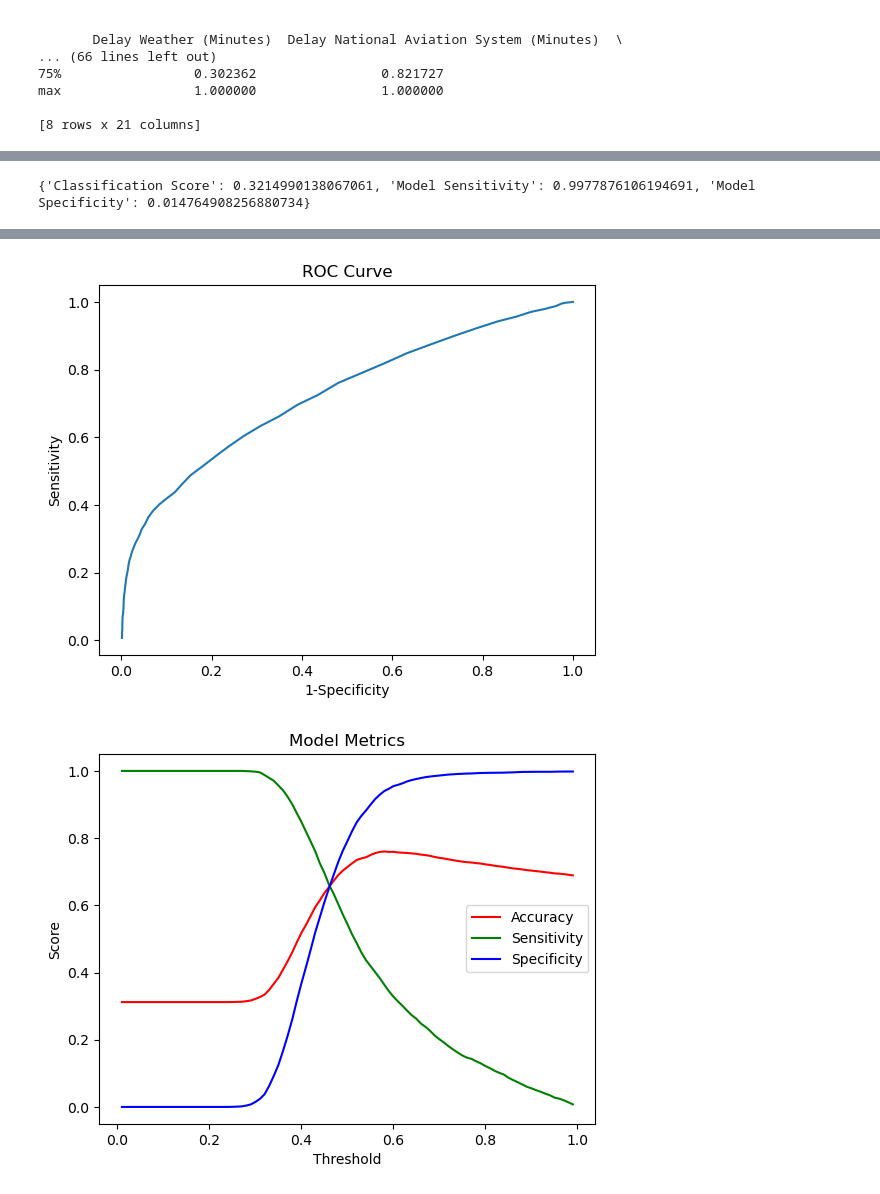
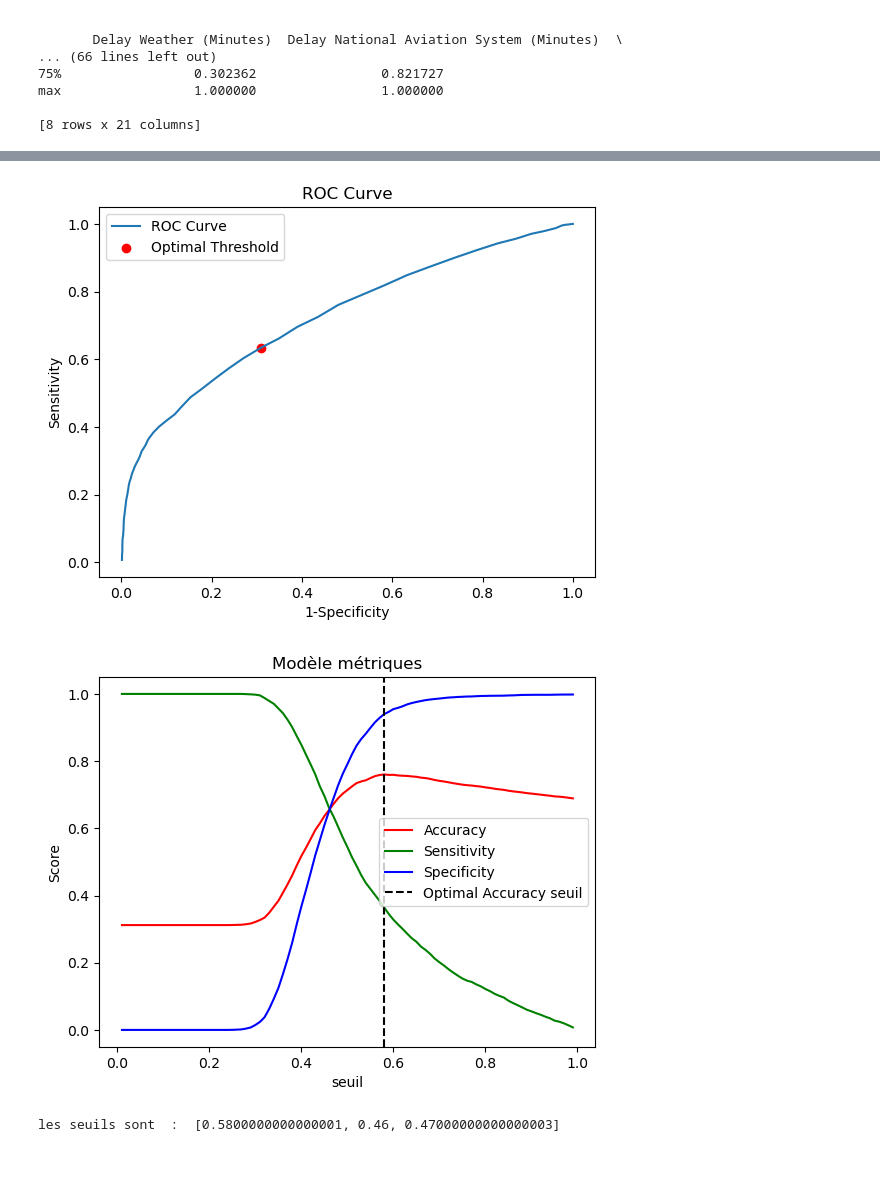
Before and after one commit to OUALYoss/Projet_Python-pour-la-data-science, a Jupyter notebook: Modélisation.ipynb, the cells around one changed output, grey strips where cells are left out. Drawn from its saved outputs; the diff is of its cells as text; code cells hidden in the pictures; blank space fills up the shorter version.

```diff
--- a/Modélisation.ipynb
+++ b/Modélisation.ipynb
@@ -221,15 +319,7 @@ def model_evaluation(model, seuil):
         'Model Sensitivity': sensitivity,
         'Model Specificity': specificity
     }
-
-
-# Résultats du modèle
-results = model_evaluation(clf, 0.3)
-print(results)
-# %% [output]
-{'Classification Score': 0.3214990138067061, 'Model Sensitivity': 0.9977876106194691, 'Model Specificity': 0.014764908256880734}
 # %%
-# Courbes ROC et métriques
 def print_results(model):
     seuils = np.arange(0.01, 1.0, 0.01)
     acc_model, sens_model, spec_model, one_minus_spec_model = [], [], [], []
@@ -239,32 +329,61 @@ def print_results(model):
         sens_model.append(r['Model Sensitivity'])
         spec_model.append(r['Model Specificity'])
         one_minus_spec_model.append(1 - r['Model Specificity'])
-    result_df = pd.DataFrame({
-        'Thresholds': seuils,
+
+    # Créer un DataFrame pour les résultats
+    metriques = pd.DataFrame({
+        'seuil': seuils,
         'Accuracy': acc_model,
         'Sensitivity': sens_model,
         'Specificity': spec_model,
         '1-Specificity': one_minus_spec_model
     })
 
+    # Trouver le seuil optimal selon différents critères
+    optimal_acc = metriques.loc[metriques['Accuracy'].idxmax()]
+    optimal_sens_spec = metriques.iloc[(metriques['Sensitivity'] - metriques['Specificity']).abs().idxmin()]
+    metriques['Distance_to_Perfect'] = np.sqrt(metriques['1-Specificity']**2 + (1 - metriques['Sensitivity'])**2)
+    optimal_roc = metriques.loc[metriques['Distance_to_Perfect'].idxmin()]
+
+    print("Seuil optimal pour maximiser Accuracy:")
+    print(optimal_acc)
+    print("\nSeuil optimal pour équilibrer Sensibilité et Spécificité:")
+    print(optimal_sens_spec)
+    print("\nSeuil optimal basé sur la distance au point parfait (ROC):")
+    print(optimal_roc)
+
     # Courbe ROC
     plt.figure()
-    plt.plot(result_df['1-Specificity'], result_df['Sensitivity'])
+    plt.plot(metriques['1-Specificity'], metriques['Sensitivity'], label='ROC Curve')
+    plt.scatter(optimal_roc['1-Specificity'], optimal_roc['Sensitivity'], color='red', label='Optimal Threshold')
     plt.xlabel('1-Specificity')
     plt.ylabel('Sensitivity')
     plt.title('ROC Curve')
+    plt.legend()
     plt.show()
 
     # Courbes des métriques
     plt.figure()
-    plt.plot(result_df['Thresholds'], result_df['Accuracy'], label='Accuracy', color='red')
-    plt.plot(result_df['Thresholds'], result_df['Sensitivity'], label='Sensitivity', color='green')
-    plt.plot(result_df['Thresholds'], result_df['Specificity'], label='Specificity', color='blue')
-    plt.xlabel('Threshold')
+    plt.plot(metriques['seuil'], metriques['Accuracy'], label='Accuracy', color='red')
+    plt.plot(metriques['seuil'], metriques['Sensitivity'], label='Sensitivity', color='green')
+    plt.plot(metriques['seuil'], metriques['Specificity'], label='Specificity', color='blue')
+    plt.axvline(optimal_acc['seuil'], color='black', linestyle='--', label='Optimal Accuracy seuil')
+    plt.xlabel('seuil')
     plt.ylabel('Score')
     plt.legend()
-    plt.title('Model Metrics')
+    plt.title('Modèle métriques')
     plt.show()
 
+    optimale_seuil = [
+        optimal_acc['seuil'],   # Seuil pour Accuracy
+        optimal_sens_spec['seuil'],  # Seuil pour équilibrer Sensibilité et Spécificité
+        optimal_roc['seuil']    # Seuil basé sur la distance au point parfait (ROC)
+    ]
+
+    print("les seuils sont  : " , optimale_seuil)
+
+
+
+
 print_results(clf)
 # %% [output]
@@ -271,3 +407,4 @@ print_results(clf)
-[figure, old version]
+[figure, new version]
-[figure, old version]
+[figure, new version]
+les seuils sont  :  [0.5800000000000001, 0.46, 0.47000000000000003]
 # %% [markdown]
```
Also changed, not shown: parts of 25 cells of this notebook, 1 other file.
